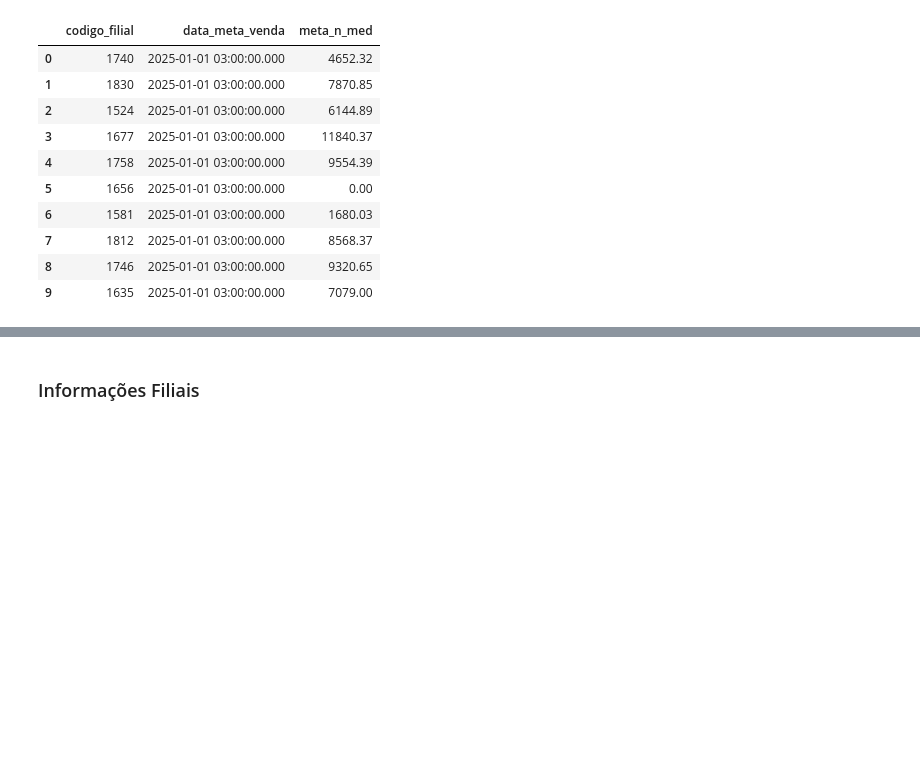
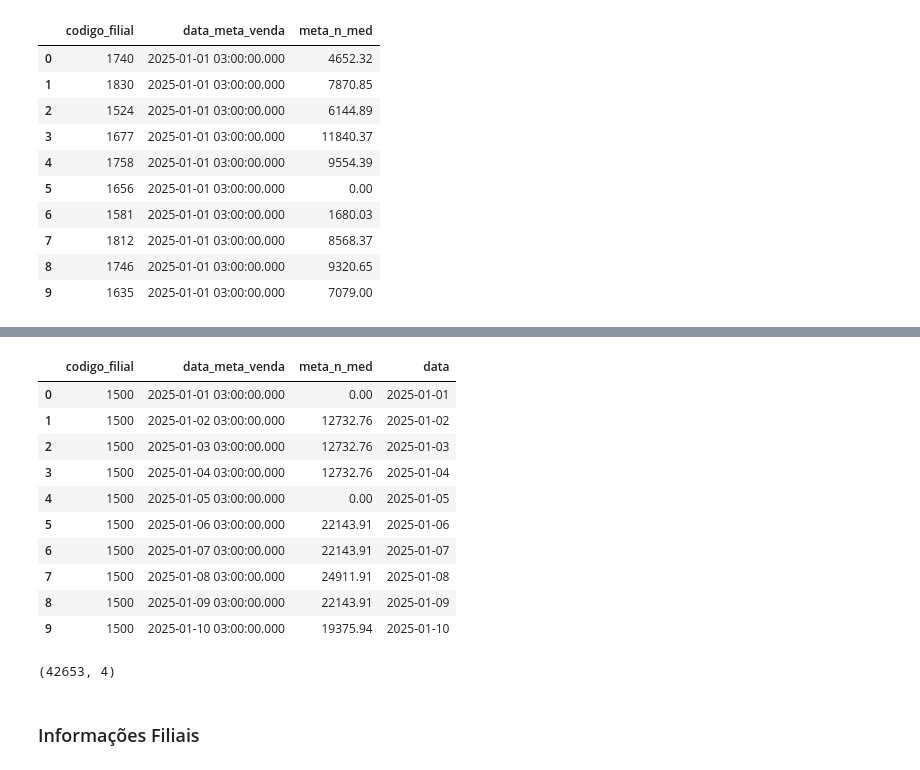
Before and after one commit to Thiagotl/case_panvel_ds_jr, a Jupyter notebook: script1.ipynb, the cells around one changed output, grey strips where cells are left out. Saved outputs shown, nothing was run; the diff lists cells and outputs as text; code cells hidden in the pictures; blank space fills up the shorter version.

```diff
--- a/script1.ipynb
+++ b/script1.ipynb
@@ -52,6 +109,32 @@ Series([], dtype: int64)
 [METAS] duplicadas (linha inteira): 0
 
 [METAS] duplicadas por (codigo_filial, data_meta_venda): 0
+# %%
+df_metas_vendas["data"] = pd.to_datetime(df_metas_vendas["data_meta_venda"]).dt.normalize()
+
+df_metas_vendas = (
+    df_metas_vendas
+    .sort_values(["codigo_filial", "data"])
+    .reset_index(drop=True)
+)
+
+df_metas_vendas.head(10)
+# %% [output]
+|  | codigo_filial | data_meta_venda | meta_n_med | data |
+| 0 | 1500 | 2025-01-01 03:00:00.000 | 0.00 | 2025-01-01 |
+| 1 | 1500 | 2025-01-02 03:00:00.000 | 12732.76 | 2025-01-02 |
+| 2 | 1500 | 2025-01-03 03:00:00.000 | 12732.76 | 2025-01-03 |
+| 3 | 1500 | 2025-01-04 03:00:00.000 | 12732.76 | 2025-01-04 |
+| 4 | 1500 | 2025-01-05 03:00:00.000 | 0.00 | 2025-01-05 |
+| 5 | 1500 | 2025-01-06 03:00:00.000 | 22143.91 | 2025-01-06 |
+| 6 | 1500 | 2025-01-07 03:00:00.000 | 22143.91 | 2025-01-07 |
+| 7 | 1500 | 2025-01-08 03:00:00.000 | 24911.91 | 2025-01-08 |
+| 8 | 1500 | 2025-01-09 03:00:00.000 | 22143.91 | 2025-01-09 |
+| 9 | 1500 | 2025-01-10 03:00:00.000 | 19375.94 | 2025-01-10 |
+# %%
+df_metas_vendas.shape
+# %% [output]
+(42653, 4)
 # %% [markdown]
 ### Informações Filiais
 # %%
```
Also changed, not shown: parts of 31 cells of this notebook.
